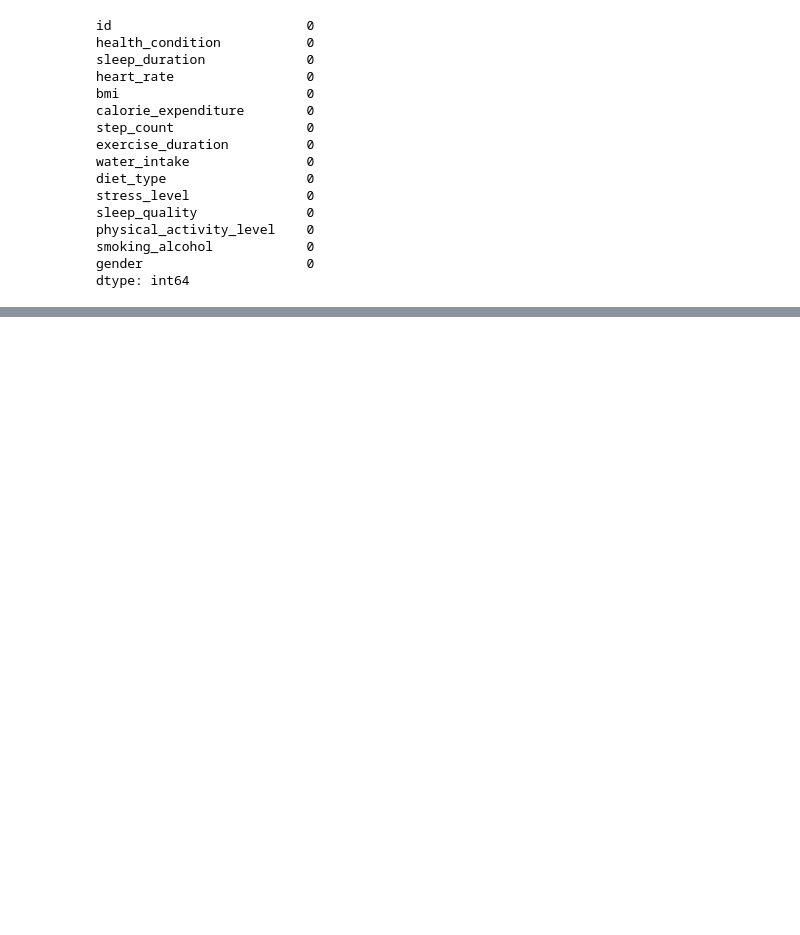
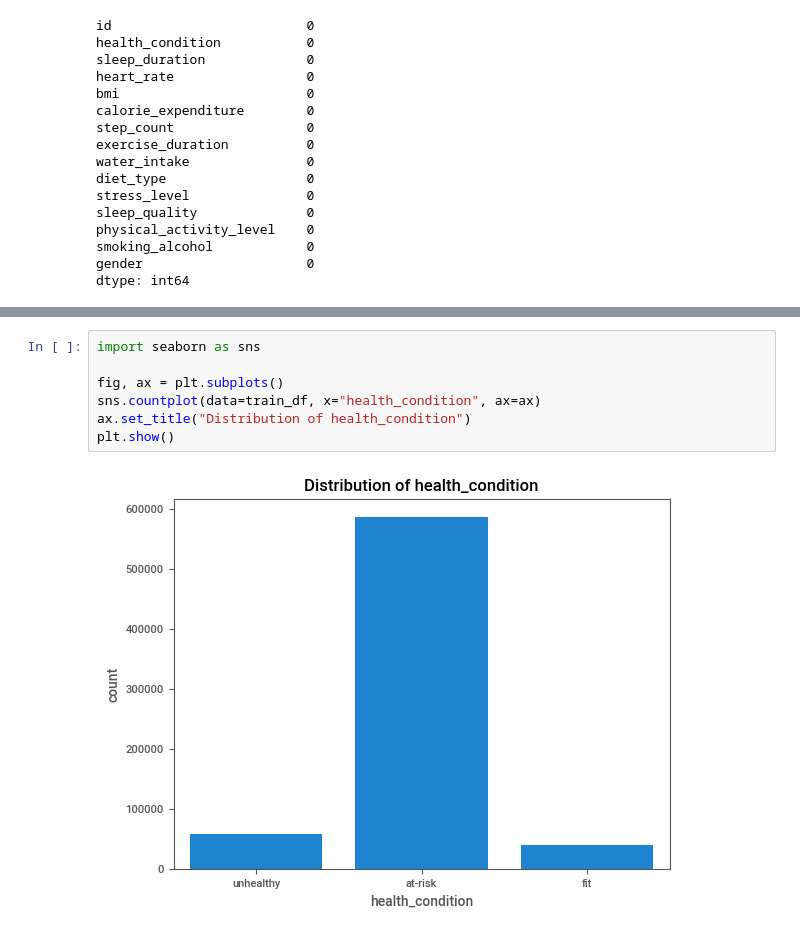
Before and after one commit to CharalamposZisis/Predicting-Student-Health-Risk, a Jupyter notebook: main.ipynb, the cells around one changed output, grey strips where cells are left out. Saved outputs shown, nothing was run; the diff lists cells and outputs as text; blank space fills up the shorter version.

```diff
--- a/main.ipynb
+++ b/main.ipynb
@@ -120,0 +205,9 @@ dtype: int64
+# %%
+import seaborn as sns
+
+fig, ax = plt.subplots()
+sns.countplot(data=train_df, x="health_condition", ax=ax)
+ax.set_title("Distribution of health_condition")
+plt.show()
+# %% [output]
+[figure, added]
```
Also changed, not shown: parts of 18 cells of this notebook, 4 other files.
